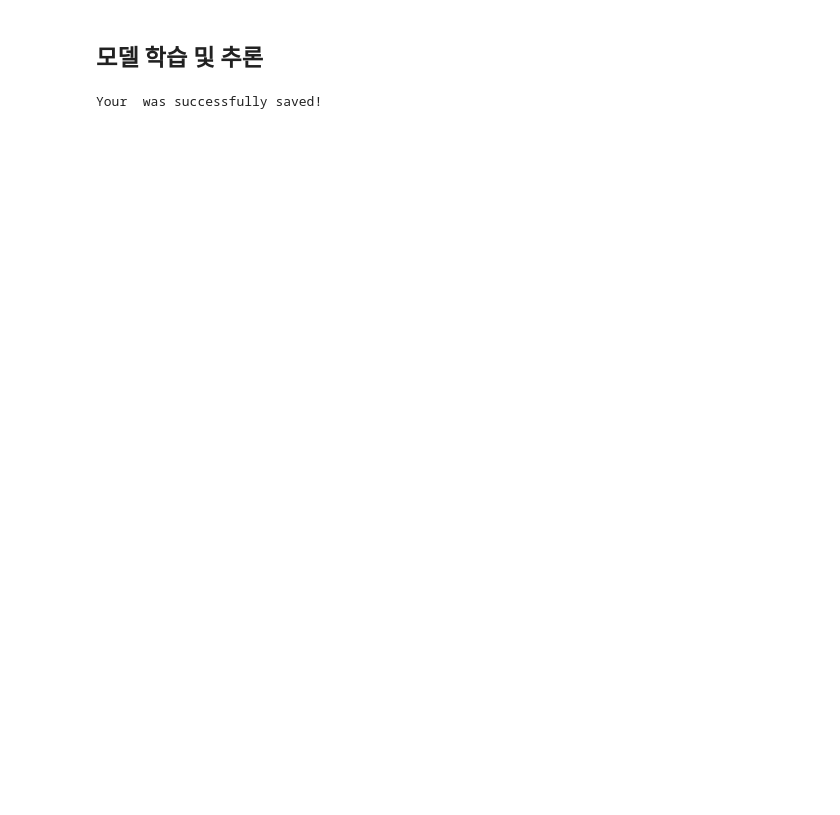
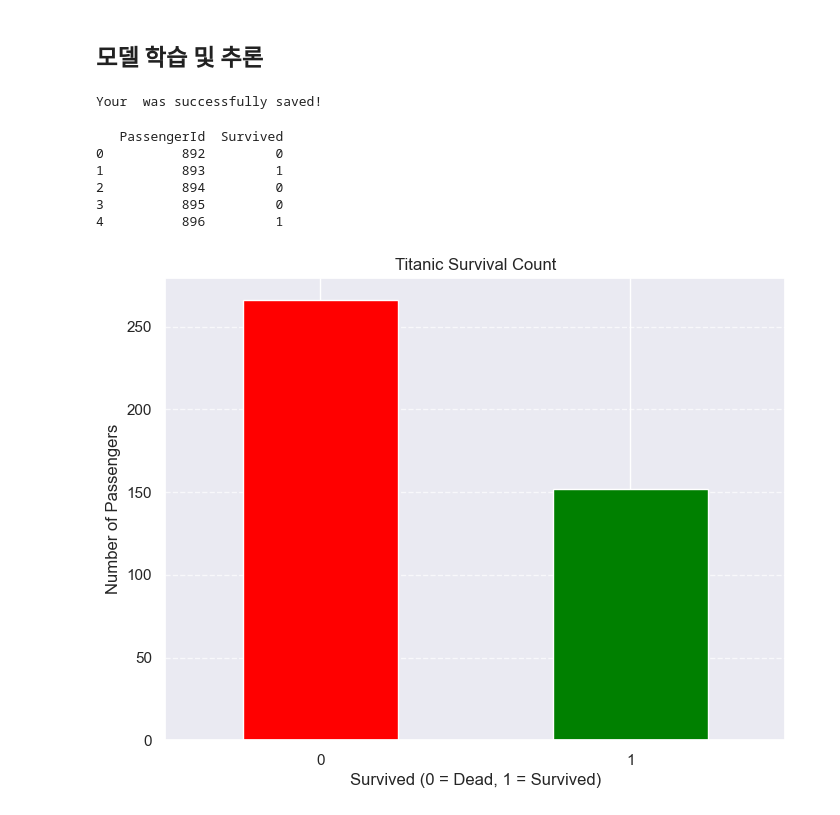
Before and after one commit to leeminseo125/machin_learning, a Jupyter notebook: final.ipynb, the cells around one changed output. Saved outputs shown, nothing was run; the diff lists cells and outputs as text; code cells hidden in the pictures; blank space fills up the shorter version.

```diff
--- a/final.ipynb
+++ b/final.ipynb
@@ -713,3 +741,31 @@ output.to_csv('result.csv', index=False)
 print("Your  was successfully saved!")
 # %% [output]
 Your  was successfully saved!
+# %%
+# CSV 파일 로드 (경로는 사용자의 로컬에 맞게 변경)
+file_path = 'result.csv'
+data = pd.read_csv(file_path)
+
+# 데이터 확인
+print(data.head())
+
+# Survived 열에서 생존자(1)와 사망자(0) 수를 세기
+survival_counts = data['Survived'].value_counts()
+
+# 시각화
+plt.figure(figsize=(8, 6))
+survival_counts.plot(kind='bar', color=['red', 'green'])
+plt.title('Titanic Survival Count')
+plt.xlabel('Survived (0 = Dead, 1 = Survived)')
+plt.ylabel('Number of Passengers')
+plt.xticks(rotation=0)  # X축 라벨 수평 정렬
+plt.grid(axis='y', linestyle='--', alpha=0.7)
+plt.show()
+# %% [output]
+   PassengerId  Survived
+0          892         0
+1          893         1
+2          894         0
+3          895         0
+4          896         1
+[figure, added]
```
Also changed, not shown: parts of 3 cells of this notebook, 2 other files.
